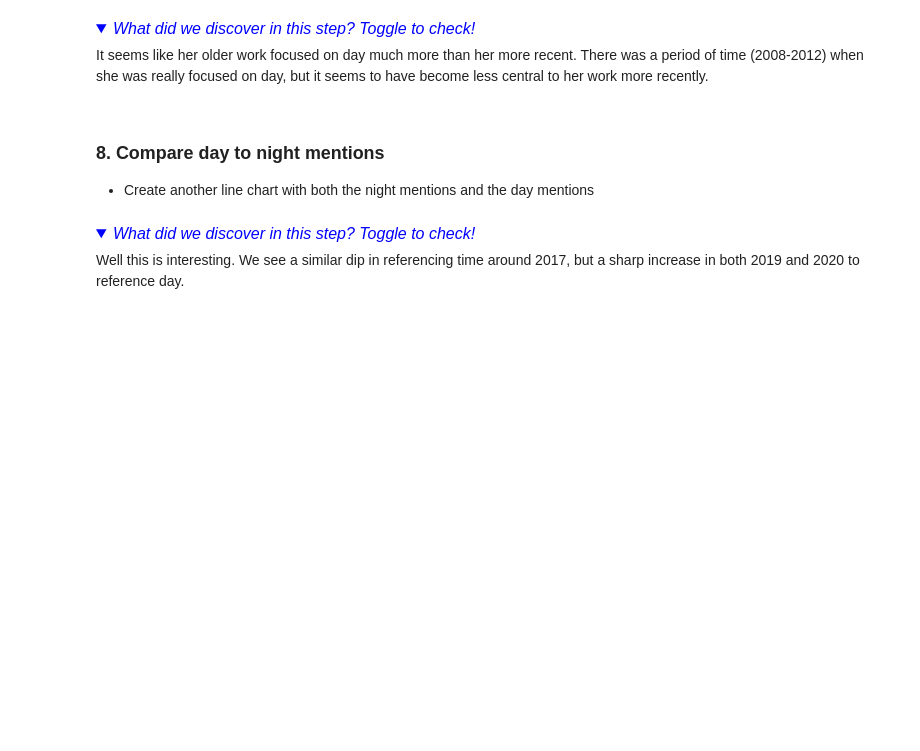
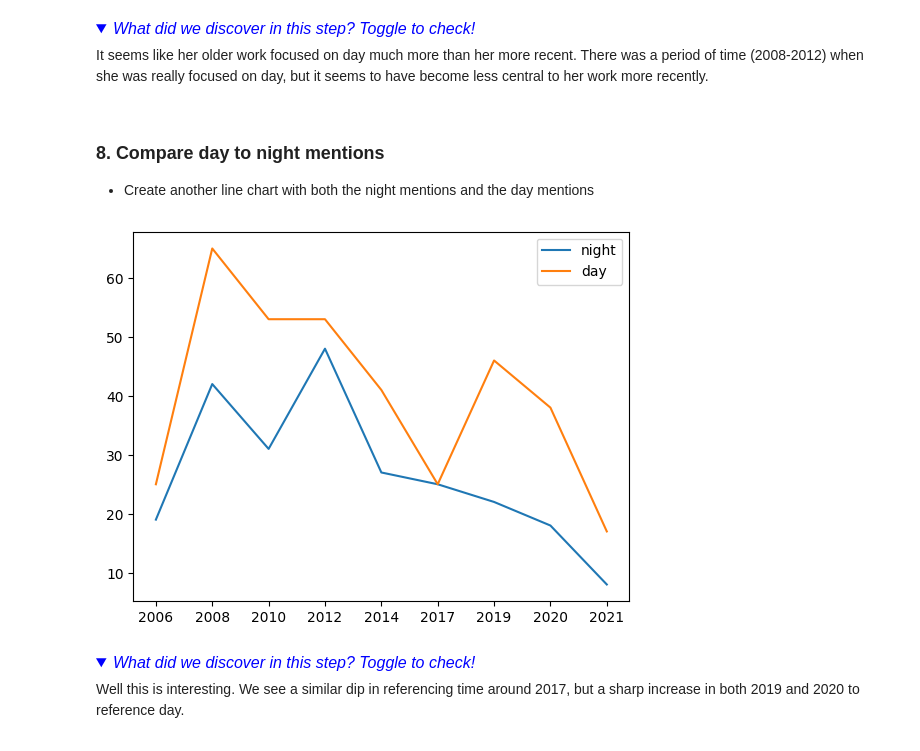
Before and after one commit to KarinaNi/analyze_ML, a Jupyter notebook: taylor_lyrics.ipynb, the cells around one changed output. Saved outputs shown, nothing was run; the diff lists cells and outputs as text; code cells hidden in the pictures; folded sections open; blank space fills up the shorter version.

```diff
--- a/taylor_lyrics.ipynb
+++ b/taylor_lyrics.ipynb
@@ -317,7 +414,13 @@ It seems like her older work focused on day much more than her more recent. Ther
 # %%
 #create a plot with one line showing number of night references by year
 #and another line with the number of day references by year
 ## YOUR CODE HERE ##
+plt.plot(yearly_mentions['album_year'], yearly_mentions['night'], label = 'night')
+plt.plot(yearly_mentions['album_year'], yearly_mentions['day'], label = 'day')
+plt.legend()
+plt.show()
+# %% [output]
+[figure, added]
 # %% [markdown]
 <details>
     <summary style="display:list-item; font-size:16px; color:blue;"><i>What did we discover in this step? Toggle to check!</i></summary>
```
Also changed, not shown: parts of 28 cells of this notebook.
